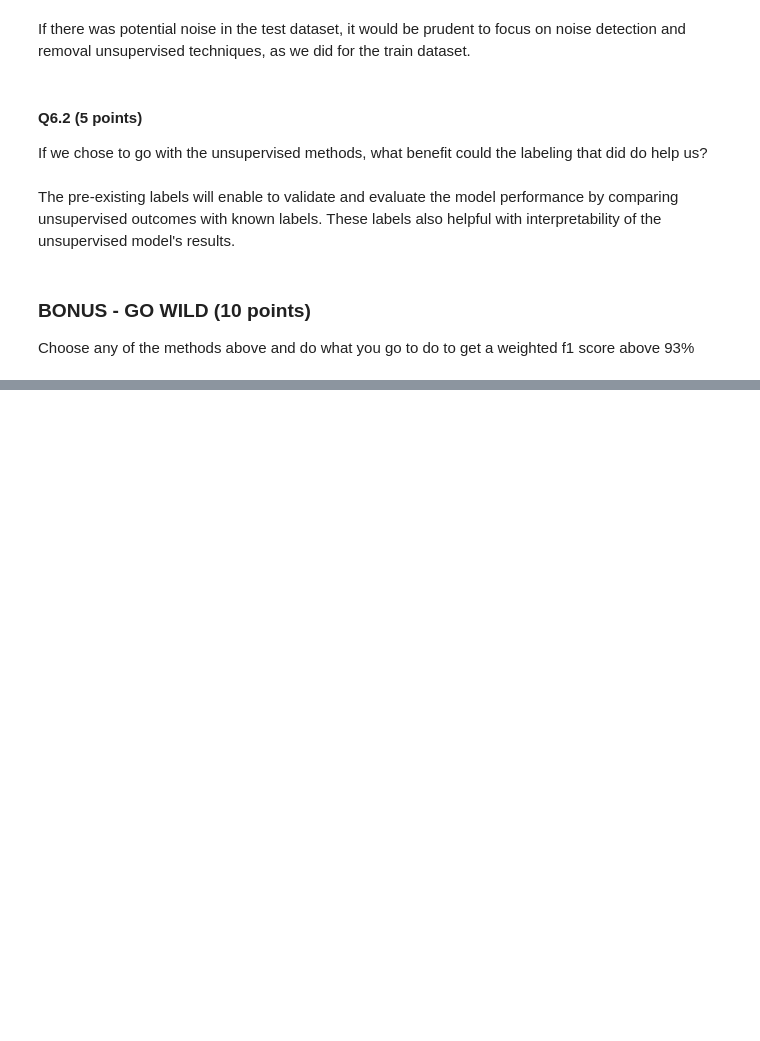
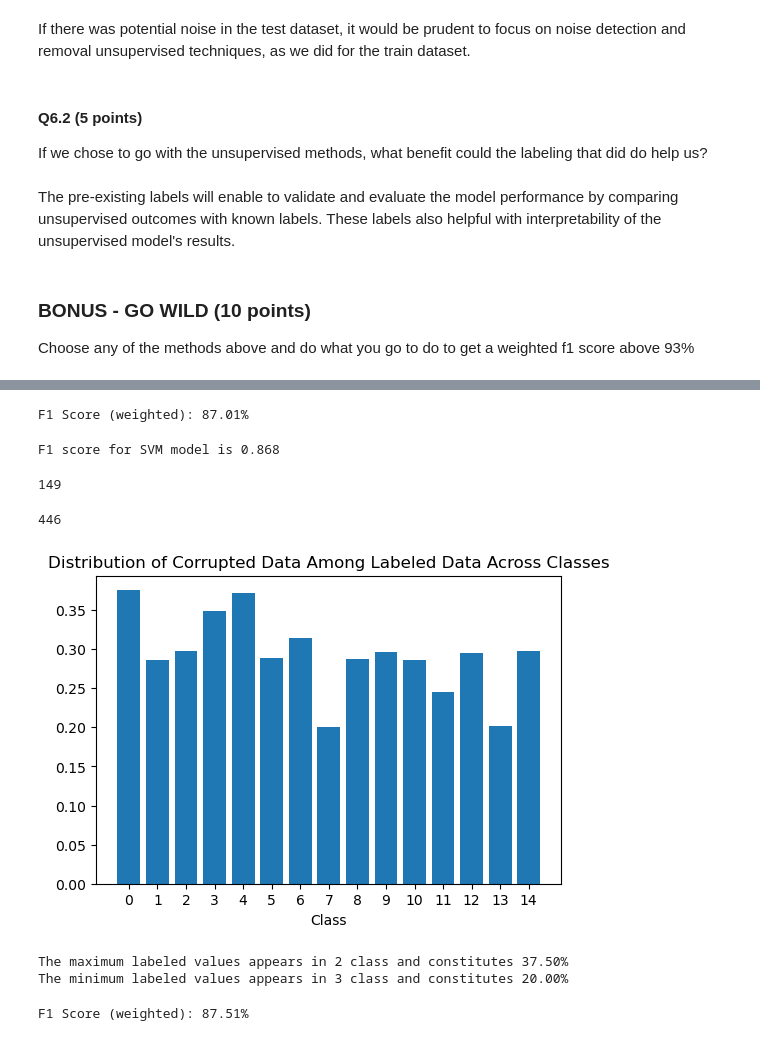
Before and after one commit to JaneAmi/YData_UL, a Jupyter notebook: HW4_AD/HW4_Anomaly_Detection.ipynb, the cells around one changed output, grey strips where cells are left out. Cells and saved outputs as stored; diff of their text form; code cells hidden in the pictures; blank space fills up the shorter version.

```diff
--- a/HW4_AD/HW4_Anomaly_Detection.ipynb
+++ b/HW4_AD/HW4_Anomaly_Detection.ipynb
@@ -442,0 +561,72 @@ Choose any of the methods above and do what you go to do to get a weighted f1 sc
+# %%
+run_classification_544(train_data_clustering_upd, test_data, label='Class')
+# %% [output]
+F1 Score (weighted): 87.01%
+# %%
+# let's try SVM
+from sklearn.svm import SVC
+from sklearn.pipeline import Pipeline
+from sklearn.model_selection import GridSearchCV
+
+# chose only labeled data
+train_data_wl = train_data[~train_data['Corrupted'].isna()].copy()
+
+# split labeled data to train and test
+X_train, X_test, y_train, y_test = train_test_split(train_data_wl.drop('Corrupted', axis=1), \
+    train_data_wl['Corrupted'], test_size=0.25, random_state=44)
+
+svm_pipeline_p = Pipeline([('scaler', StandardScaler()), ('svc', SVC(kernel='poly', degree=2, C=6))])
+
+svm_pipeline_p.fit(X_train, y_train)
+y_pred_svm = svm_pipeline_p.predict(X_test)
+
+print(f"F1 score for SVM model is {f1_score(y_test, y_pred_svm, average='weighted'):.3f}")
+# %% [output]
+F1 score for SVM model is 0.868
+# %%
+
+# Retrain the classifier on all of the labeled data.
+svm_pipeline_p.fit(train_data_wl.drop('Corrupted', axis=1), train_data_wl['Corrupted'])
+
+# Run it on the unlabeled data.
+train_data_ul = train_data[train_data['Corrupted'].isna()].copy()
+
+# predict labels
+train_data_ul['Corrupted'] = svm_pipeline_p.predict(train_data_ul.drop('Corrupted', axis=1))
+
+# create df with labels
+train_data_supervised_svm = pd.concat([train_data_wl, train_data_ul])
+
+# filter out corrupted data
+#train_data_supervised_svm = train_data_supervised_svm[train_data_supervised_svm['Corrupted'] != 1]
+# %%
+train_data[train_data['Corrupted']==1]['Class'].count()
+# %% [output]
+149
+# %%
+train_data_supervised_svm[train_data_supervised_svm['Corrupted']==1]['Class'].count()
+# %% [output]
+446
+# %%
+# How it divided between classes?
+lb_class = train_data_supervised_svm[train_data_supervised_svm['Corrupted']==1].groupby('Class')['Class'].count() / train_data_supervised_svm.groupby('Class')['Class'].count()
+
+plt.figure(figsize=(6,4))
+
+plt.bar(train_data_supervised_svm['Class'].unique(), lb_class)
+
+plt.xticks(train_data_supervised_svm['Class'].unique())
+plt.xlabel('Class')
+plt.title("Distribution of Corrupted Data Among Labeled Data Across Classes")
+plt.show()
+
+print(f'The maximum labeled values appears in {np.argmax(lb_class)} class and constitutes {lb_class.max():.2%}')
+print(f'The minimum labeled values appears in {np.argmin(lb_class)} class and constitutes {lb_class.min():.2%}')
+# %% [output]
+[figure, added]
+The maximum labeled values appears in 2 class and constitutes 37.50%
+The minimum labeled values appears in 3 class and constitutes 20.00%
+# %%
+run_classification_544(train_data_supervised_svm, test_data, label='Class')
+# %% [output]
+F1 Score (weighted): 87.51%
```
Also changed, not shown: parts of 7 cells of this notebook.
